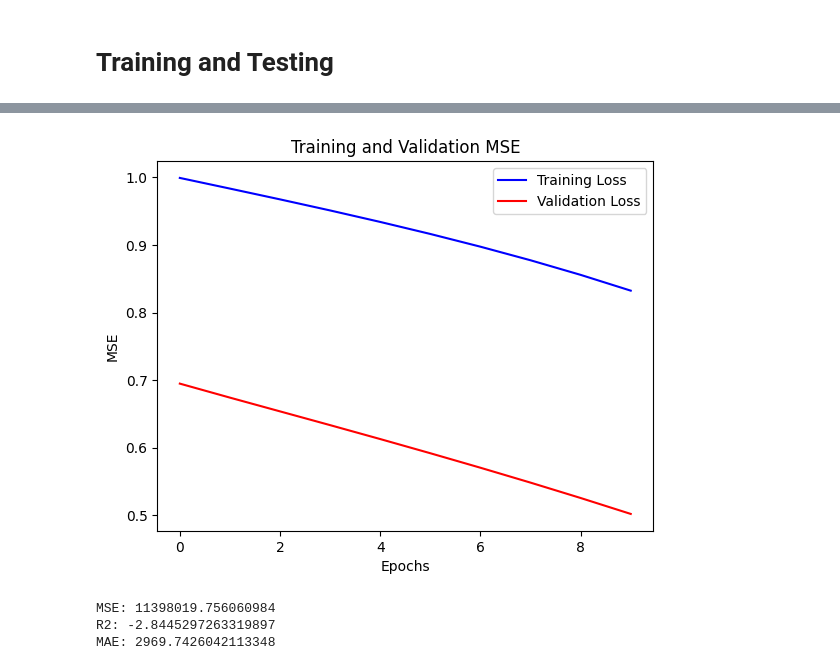
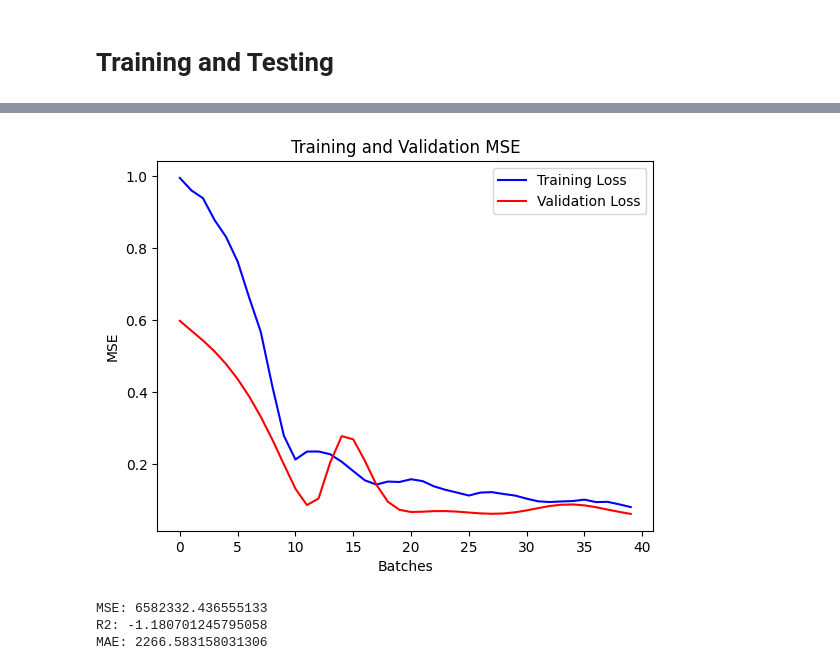
Before and after one commit to PhilJ0ly/EnergyNeedPrediction, a Jupyter notebook: models/lstm.ipynb, the cells around one changed output, grey strips where cells are left out. Cells and saved outputs as stored; diff of their text form; code cells hidden in the pictures.

```diff
--- a/models/lstm.ipynb
+++ b/models/lstm.ipynb
@@ -62,6 +61,7 @@ class LSTM(nn.Module):
 
         self.lstm = nn.LSTM(input_size, hidden_size, num_layers, batch_first=True)
         self.output_layer = nn.Linear(hidden_size, output_size)
+        self.relu = nn.ReLU()
 
     def forward(self, X):
         h0 = torch.zeros(self.num_layers, X.size(0), self.hidden_size).to(device)
@@ -69,6 +69,7 @@ class LSTM(nn.Module):
 
         out, _ = self.lstm(X, (h0,c0))
         out = out[:,-1,:]
+        out = self.relu(out)
         out = self.output_layer(out)
         return out
 
@@ -187,6 +188,8 @@ class LSTM(nn.Module):
             print(f'R2: {r2_score(y_test, y_pred)}')
             print(f'MAE: {mean_absolute_error(y_test, y_pred)}')
 
+            return y_pred
+
     def save_model(self, name):
         time = dt.now().strftime("%y-%m-%d_%H:%M")
         f = f"../trainedModels/{name}_{time}.pth"
@@ -194,9 +197,9 @@ class LSTM(nn.Module):
 # %% [markdown]
 # Training and Testing
 # %%
-X, X_val, X_test, y, y_val, y_test = LSTM.data_split(df=data, train_perc=90, test_perc=5, window_size=6)
+X, X_val, X_test, y, y_val, y_test = LSTM.data_split(df=data, train_perc=85, test_perc=7, window_size=24)
 
-model = LSTM(input_size=X.shape[2], output_size=1, num_layers=2, hidden_size=48)
+model = LSTM(input_size=X.shape[2], output_size=1, num_layers=2, hidden_size=148)
 # %%
-model.fit(X_train=X, y_train=y, X_val=X_val, y_val=y_val, num_epochs=10, batch_num=1, lr=0.001)
+model.fit(X_train=X, y_train=y, X_val=X_val, y_val=y_val, num_epochs=10, batch_num=4, lr=0.001)
 # %% [output]
@@ -208,4 +214,4 @@ epoch: 10/10, step 1/1, loss = 0.8324
 # %%
 model.train_score()
-model.test_score(X_test=X_val, y_test=y_val)
+y_pred = model.test_score(X_test=X_val, y_test=y_val)
 # %% [output]
@@ -214,4 +220,4 @@ Validation Loss: 0.5019
-[figure, old version]
+[figure, new version]
-MSE: 11398019.756060984
-R2: -2.8445297263319897
-MAE: 2969.7426042113348
+MSE: 6582332.436555133
+R2: -1.180701245795058
+MAE: 2266.583158031306
```
Also changed, not shown: parts of 6 cells of this notebook, 3 other files.
